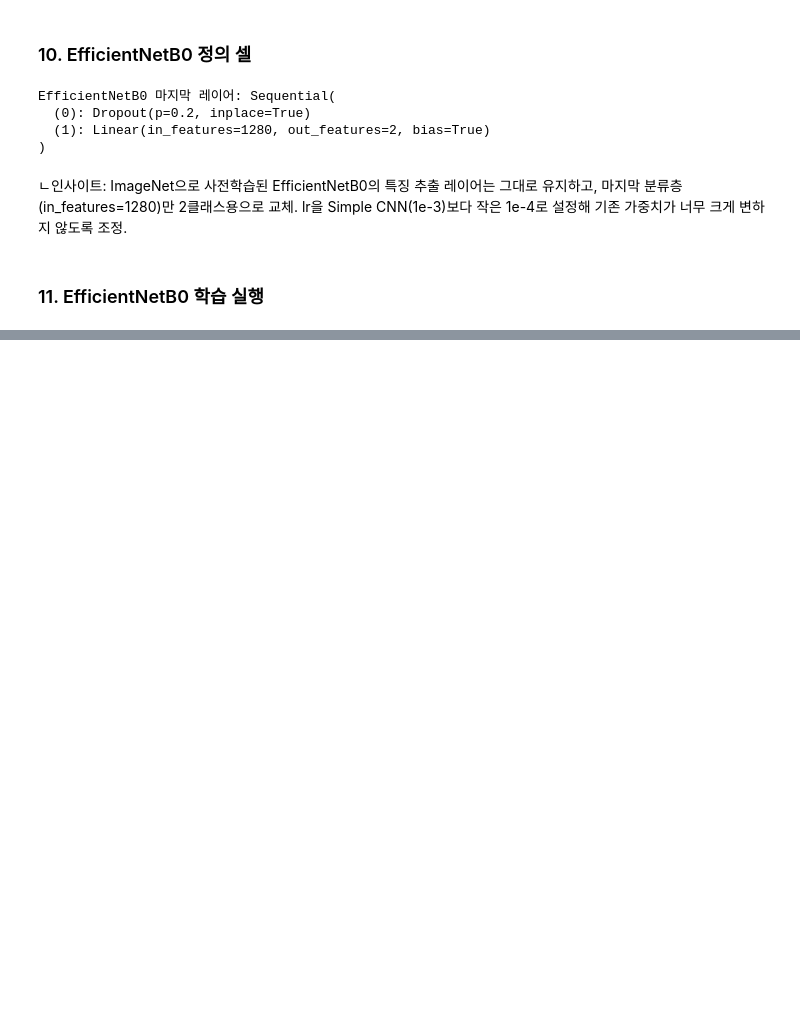
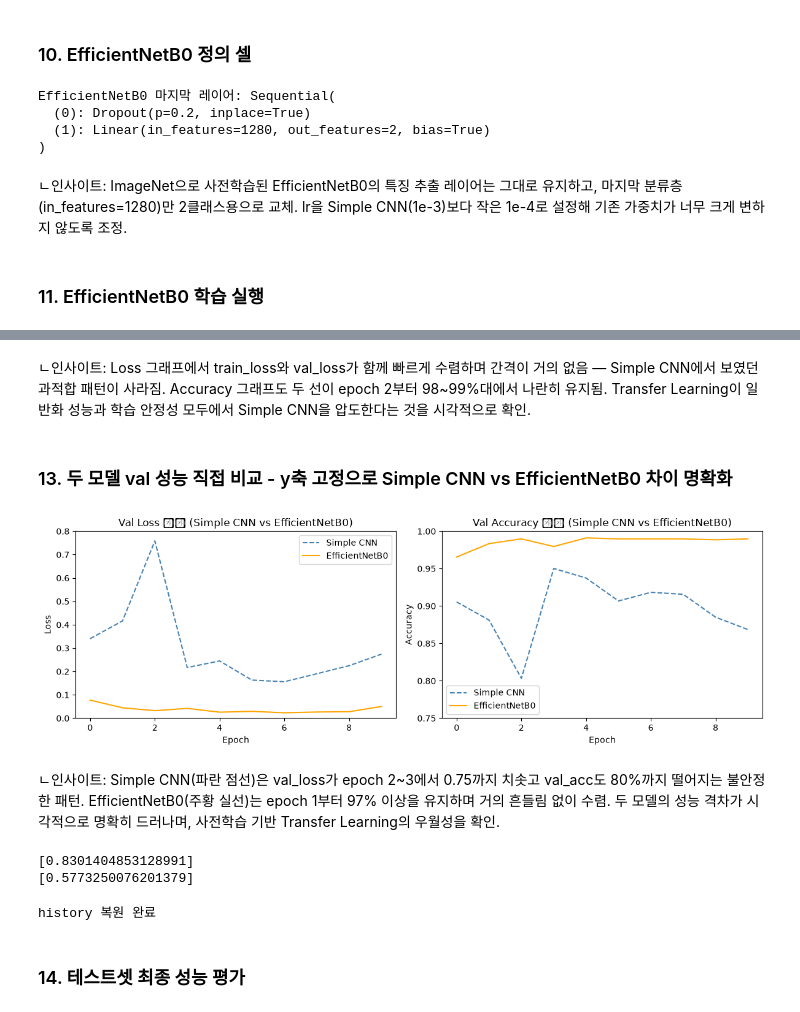
Before and after one commit to dayeon-kaia/chest-x-ray-pneumonia, a Jupyter notebook: eda_modeling.ipynb, the cells around one changed output, grey strips where cells are left out. Saved outputs shown, nothing was run; the diff lists cells and outputs as text; code cells hidden in the pictures; blank space fills up the shorter version.

```diff
--- a/eda_modeling.ipynb
+++ b/eda_modeling.ipynb
@@ -366,0 +397,49 @@ Epoch 6/10 | train_loss: 0.0230 train_acc: 0.9923 | val_loss: 0.0294 val_acc: 0.
+# %% [markdown]
+ㄴ인사이트: Loss 그래프에서 train_loss와 val_loss가 함께 빠르게 수렴하며 간격이 거의 없음 — Simple CNN에서 보였던 과적합 패턴이 사라짐. Accuracy 그래프도 두 선이 epoch 2부터 98~99%대에서 나란히 유지됨. Transfer Learning이 일반화 성능과 학습 안정성 모두에서 Simple CNN을 압도한다는 것을 시각적으로 확인.
+# %% [markdown]
+### 13. 두 모델 val 성능 직접 비교 - y축 고정으로 Simple CNN vs EfficientNetB0 차이 명확화
+# %%
+# 두 모델 val 성능 비교 시각화 - y축 범위 고정으로 차이 명확히 표현
+fig, axes = plt.subplots(1, 2, figsize=(12, 4))
+
+axes[0].plot(history["val_loss"], label="Simple CNN", linestyle="--", color="steelblue")
+axes[0].plot(history_eff["val_loss"], label="EfficientNetB0", color="orange")
+axes[0].set_title("Val Loss 비교 (Simple CNN vs EfficientNetB0)")
+axes[0].set_xlabel("Epoch")
+axes[0].set_ylabel("Loss")
+axes[0].set_ylim(0, 0.8)
+axes[0].legend()
+
+axes[1].plot(history["val_acc"], label="Simple CNN", linestyle="--", color="steelblue")
+axes[1].plot(history_eff["val_acc"], label="EfficientNetB0", color="orange")
+axes[1].set_title("Val Accuracy 비교 (Simple CNN vs EfficientNetB0)")
+axes[1].set_xlabel("Epoch")
+axes[1].set_ylabel("Accuracy")
+axes[1].set_ylim(0.75, 1.0)
+axes[1].legend()
+
+plt.tight_layout()
+plt.show()
+# %% [output]
+[figure, added]
+# %% [markdown]
+ㄴ인사이트: Simple CNN(파란 점선)은 val_loss가 epoch 2~3에서 0.75까지 치솟고 val_acc도 80%까지 떨어지는 불안정한 패턴. EfficientNetB0(주황 실선)는 epoch 1부터 97% 이상을 유지하며 거의 흔들림 없이 수렴. 두 모델의 성능 격차가 시각적으로 명확히 드러나며, 사전학습 기반 Transfer Learning의 우월성을 확인.
+# %%
+print(history["val_acc"])
+print(history["val_loss"])
+# %% [output]
+[0.8301404853128991]
+[0.5773250076201379]
+# %%
+# Simple CNN history 수동 복원 - 이전 학습 결과값 직접 입력
+history = {
+    "train_loss": [0.3313, 0.2407, 0.2034, 0.2072, 0.1757, 0.1711, 0.1528, 0.1428, 0.1354, 0.1255],
+    "train_acc": [0.8534, 0.9012, 0.9179, 0.9181, 0.9283, 0.9395, 0.9447, 0.9465, 0.9497, 0.9508],
+    "val_loss": [0.3404, 0.4162, 0.7585, 0.2169, 0.2450, 0.1631, 0.1561, 0.1902, 0.2247, 0.2741],
+    "val_acc": [0.9055, 0.8812, 0.8033, 0.9502, 0.9374, 0.9068, 0.9183, 0.9157, 0.8851, 0.8685]
+}
+print("history 복원 완료")
+# %% [output]
+history 복원 완료
+# %% [markdown]
+### 14. 테스트셋 최종 성능 평가
```
Also changed, not shown: parts of 10 cells of this notebook.
